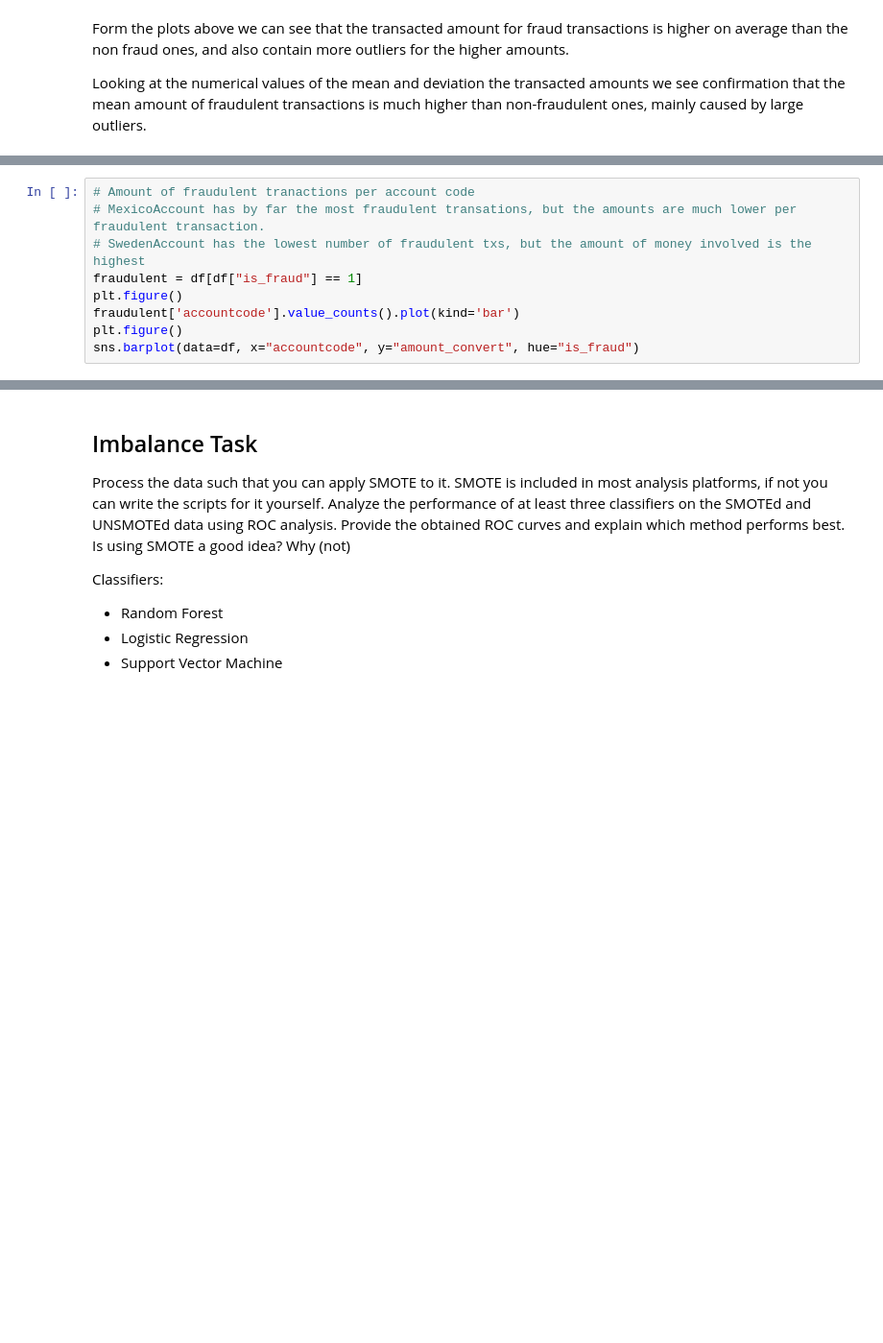
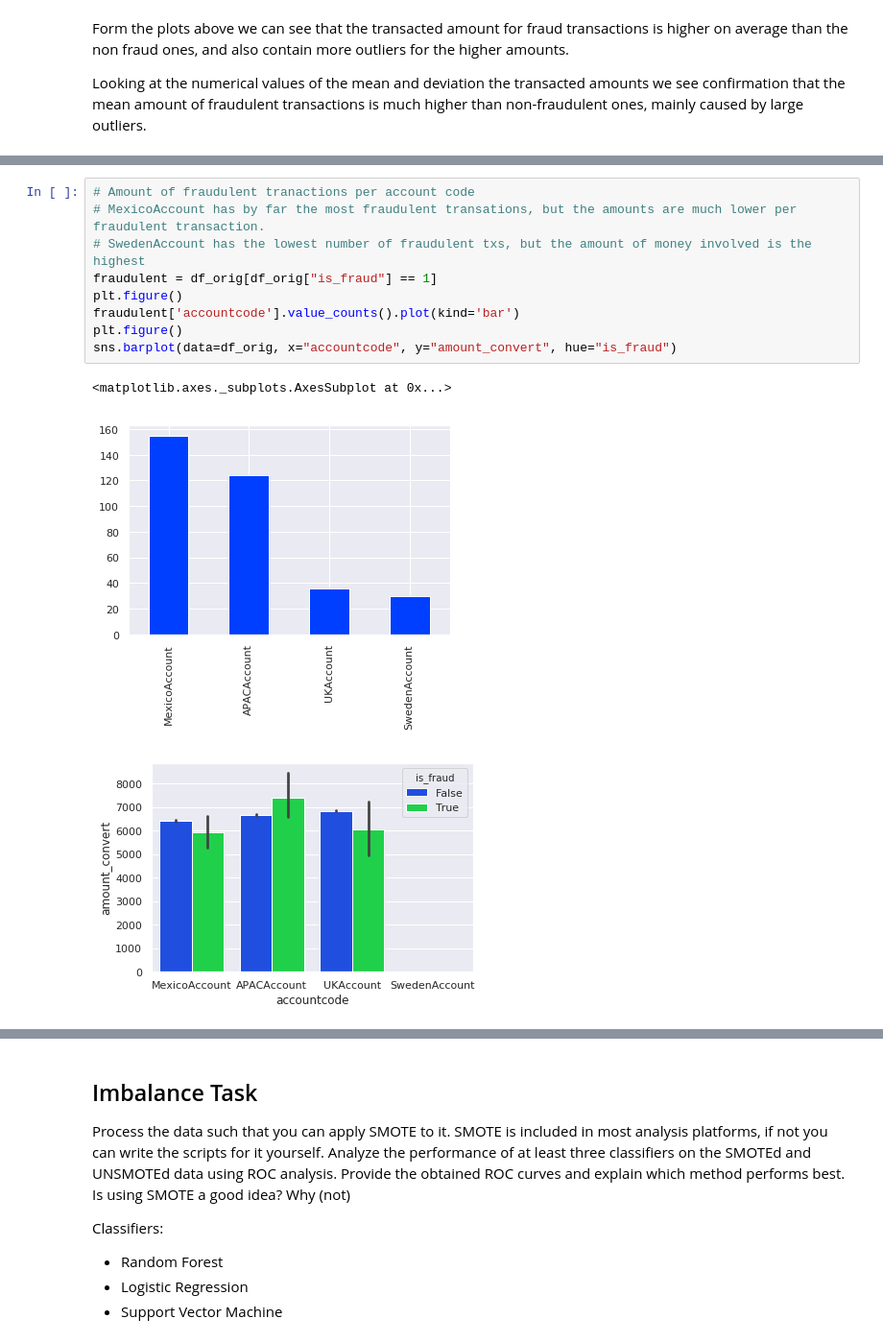
Before and after one commit to mennobo/CS4035_CDA_3, a Jupyter notebook: Assignment1/Classification.ipynb, the cells around one changed output, grey strips where cells are left out. Shown at 96% size. Saved outputs shown, nothing was run; the diff lists cells and outputs as text; blank space fills up the shorter version.

```diff
--- a/Assignment1/Classification.ipynb
+++ b/Assignment1/Classification.ipynb
@@ -248,12 +242,16 @@ sns.barplot(data=df_orig, x="currencycode", y="amount", hue="is_fraud")
 # %%
 # Amount of fraudulent tranactions per account code
 # MexicoAccount has by far the most fraudulent transations, but the amounts are much lower per fraudulent transaction.
 # SwedenAccount has the lowest number of fraudulent txs, but the amount of money involved is the highest
-fraudulent = df[df["is_fraud"] == 1]
+fraudulent = df_orig[df_orig["is_fraud"] == 1]
 plt.figure()
 fraudulent['accountcode'].value_counts().plot(kind='bar')
 plt.figure()
-sns.barplot(data=df, x="accountcode", y="amount_convert", hue="is_fraud")
+sns.barplot(data=df_orig, x="accountcode", y="amount_convert", hue="is_fraud")
+# %% [output]
+<matplotlib.axes._subplots.AxesSubplot at 0x...>
+[figure, added]
+[figure, added]
 # %%
 # same visualisation as above but with txvariantcode.
 # Mccredit has the highest num of fraud tx but not the highest amount, although there are some with way less
```
Also changed, not shown: parts of 16 cells of this notebook.
